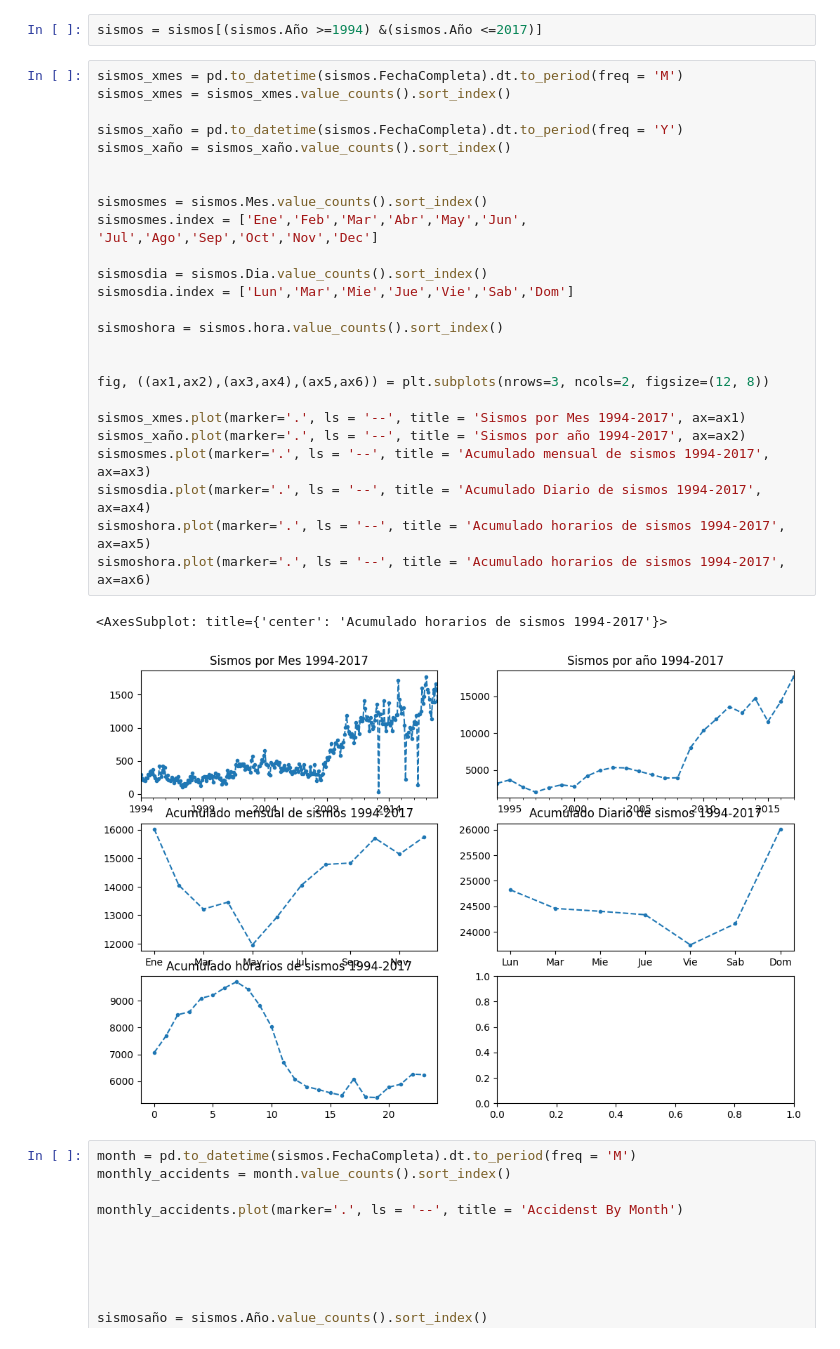
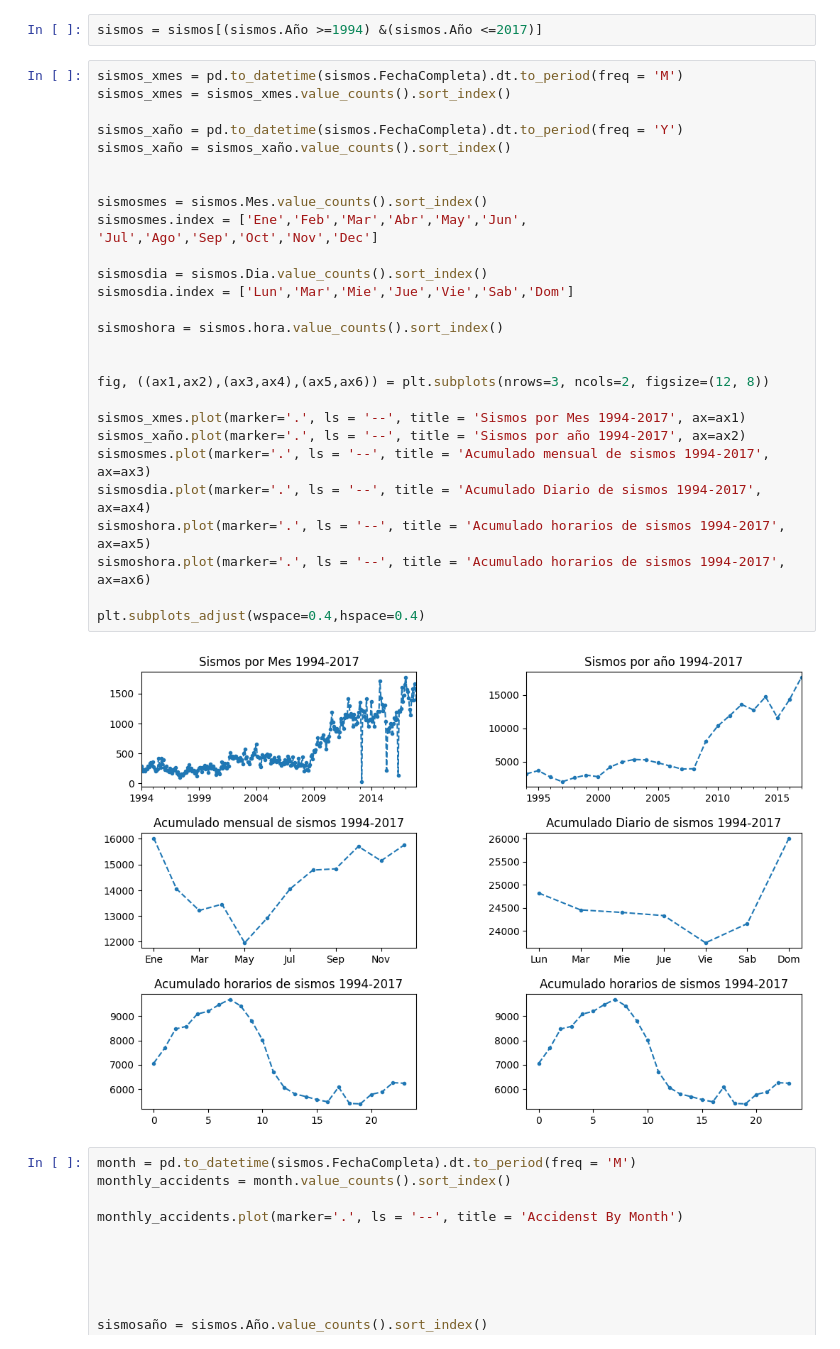
Before and after one commit to EDGAR-BARAHONA/Programacion-Python-Gis, a Jupyter notebook: Analitica/AnalisisSismico.ipynb, the cells around one changed output. Cells and saved outputs as stored; diff of their text form.

```diff
--- a/Analitica/AnalisisSismico.ipynb
+++ b/Analitica/AnalisisSismico.ipynb
@@ -135,31 +135,32 @@ sismos = sismos[(sismos.Año >=1994) &(sismos.Año <=2017)]
 # %%
 sismos_xmes = pd.to_datetime(sismos.FechaCompleta).dt.to_period(freq = 'M')
 sismos_xmes = sismos_xmes.value_counts().sort_index()
 
 sismos_xaño = pd.to_datetime(sismos.FechaCompleta).dt.to_period(freq = 'Y')
 sismos_xaño = sismos_xaño.value_counts().sort_index()
 
 
 sismosmes = sismos.Mes.value_counts().sort_index()
 sismosmes.index = ['Ene','Feb','Mar','Abr','May','Jun', 'Jul','Ago','Sep','Oct','Nov','Dec']
 
 sismosdia = sismos.Dia.value_counts().sort_index()
 sismosdia.index = ['Lun','Mar','Mie','Jue','Vie','Sab','Dom']
 
 sismoshora = sismos.hora.value_counts().sort_index()
 
 
 fig, ((ax1,ax2),(ax3,ax4),(ax5,ax6)) = plt.subplots(nrows=3, ncols=2, figsize=(12, 8))
 
 sismos_xmes.plot(marker='.', ls = '--', title = 'Sismos por Mes 1994-2017', ax=ax1)
 sismos_xaño.plot(marker='.', ls = '--', title = 'Sismos por año 1994-2017', ax=ax2)
 sismosmes.plot(marker='.', ls = '--', title = 'Acumulado mensual de sismos 1994-2017', ax=ax3)
 sismosdia.plot(marker='.', ls = '--', title = 'Acumulado Diario de sismos 1994-2017', ax=ax4)
 sismoshora.plot(marker='.', ls = '--', title = 'Acumulado horarios de sismos 1994-2017', ax=ax5)
 sismoshora.plot(marker='.', ls = '--', title = 'Acumulado horarios de sismos 1994-2017', ax=ax6)
+
+plt.subplots_adjust(wspace=0.4,hspace=0.4)
 # %% [output]
-<AxesSubplot: title={'center': 'Acumulado horarios de sismos 1994-2017'}>
-[figure, old version]
+[figure, new version]
 # %%
 month = pd.to_datetime(sismos.FechaCompleta).dt.to_period(freq = 'M')
 monthly_accidents = month.value_counts().sort_index()
```
